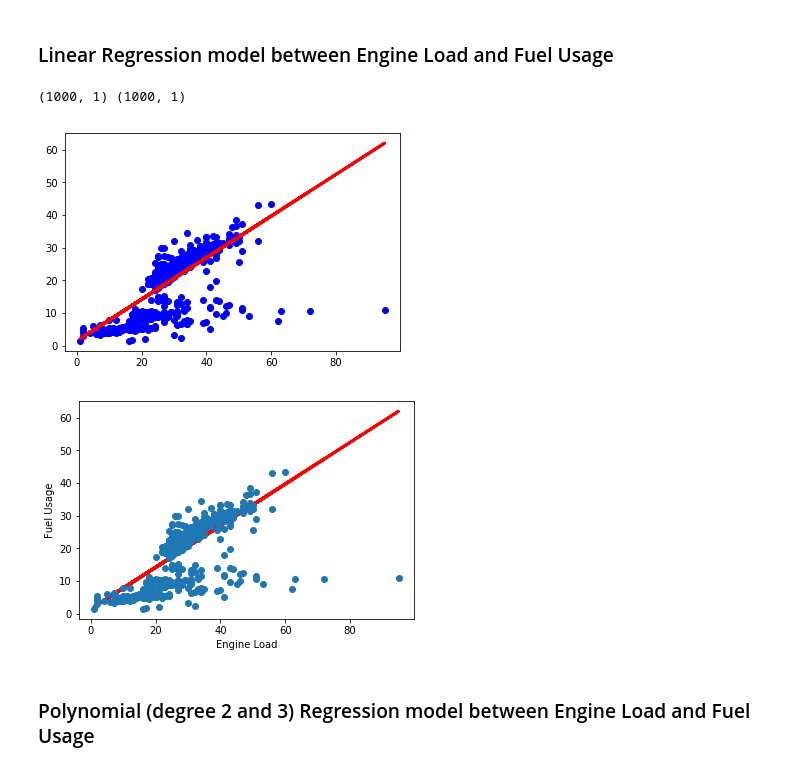
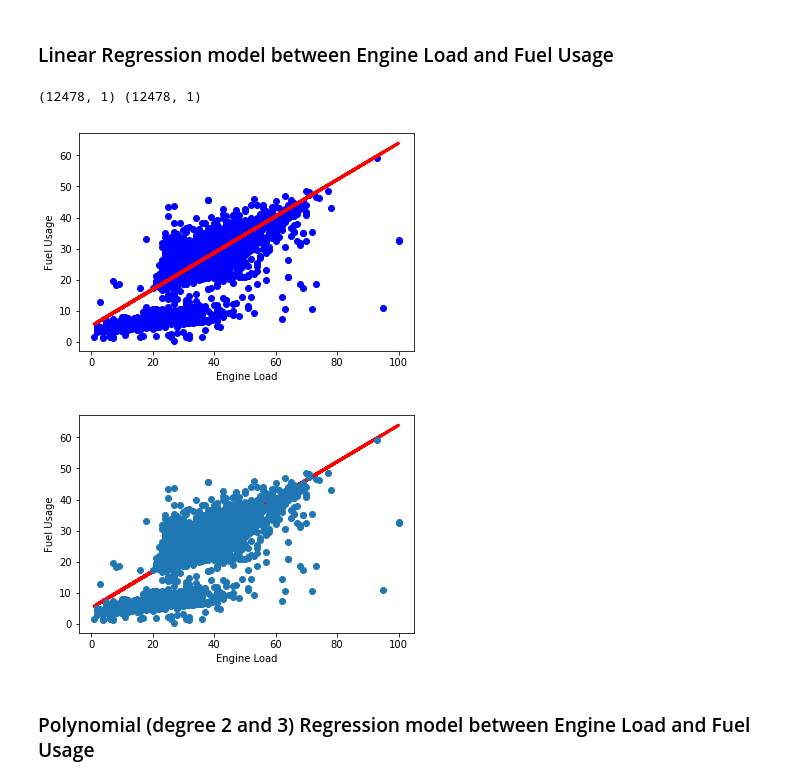
Before and after one commit to GauriShah/ConcertIoT, a Jupyter notebook: ElFuAnalysis.ipynb, the cells around one changed output. Cells and saved outputs as stored; diff of their text form; code cells hidden in the pictures.

```diff
--- a/ElFuAnalysis.ipynb
+++ b/ElFuAnalysis.ipynb
@@ -120,26 +120,27 @@ show(p1)
 # %%
 from sklearn import linear_model
 import numpy as np
 
-X = np.matrix(merged_df.head(1000)['EngineLoad'].values).T
-y = np.matrix(merged_df.head(1000)['FuelUsage'].values).T
+X = np.matrix(merged_df['EngineLoad'].values).T
+y = np.matrix(merged_df['FuelUsage'].values).T
 print(X.shape, y.shape)
 
 regr = linear_model.LinearRegression()
 regr.fit(X, y)
 
 plt.scatter(X, y, color='blue')
 plt.plot(X, regr.predict(X), color='red', linewidth=3)
-
+plt.xlabel('Engine Load')
+plt.ylabel('Fuel Usage')
 plt.show()
 # %% [output]
-(1000, 1) (1000, 1)
+(12478, 1) (12478, 1)
-[figure, old version]
+[figure, new version]
 # %%
 from scipy import stats
 
-X = merged_df.head(1000)['EngineLoad']
-y = merged_df.head(1000)['FuelUsage']
+X = merged_df['EngineLoad']
+y = merged_df['FuelUsage']
 
 slope, intercept, i, j, k = stats.linregress(X, y)
 
@@ -149,7 +150,7 @@ plt.xlabel('Engine Load')
 plt.ylabel('Fuel Usage')
 plt.show()
 # %% [output]
-[figure, old version]
+[figure, new version]
 # %% [markdown]
 ### Polynomial (degree 2 and 3) Regression model between Engine Load and Fuel Usage
 # %%
```
Also changed, not shown: parts of 5 cells of this notebook.
